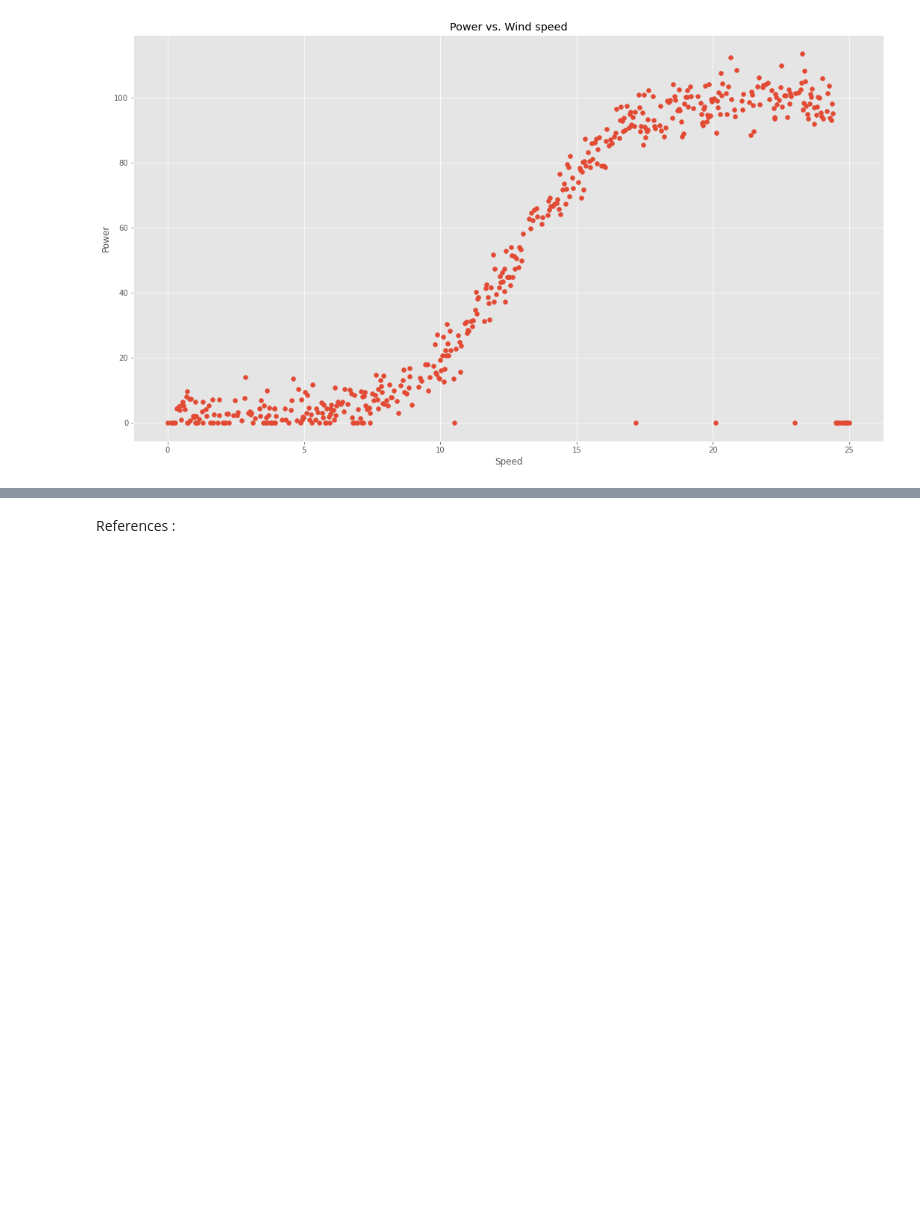
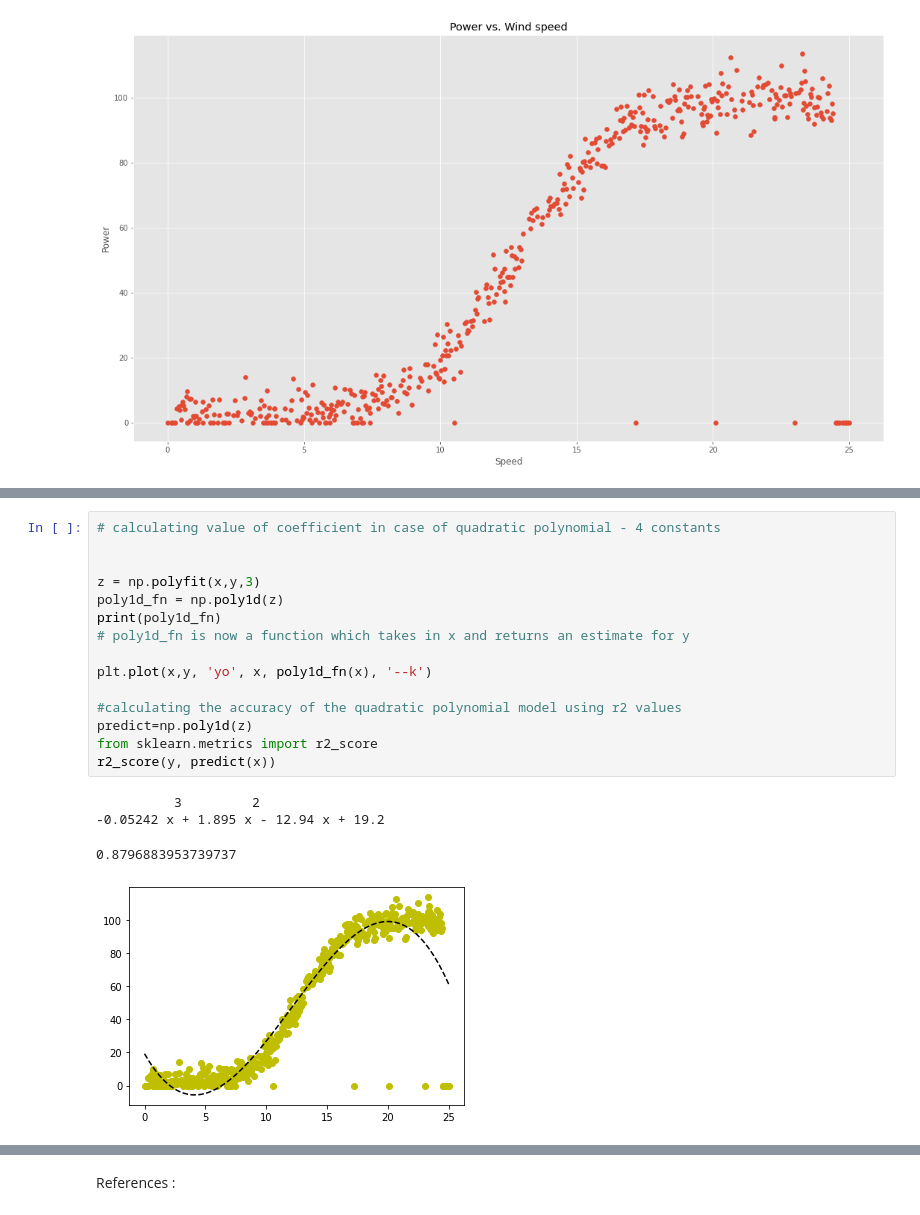
Before and after one commit to MichelleMoran431/Fundamentals-of-Data-Analysis-Project-2020, a Jupyter notebook: Project 2020.ipynb, the cells around one changed output, grey strips where cells are left out. Cells and saved outputs as stored; diff of their text form; blank space fills up the shorter version.

```diff
--- a/Project 2020.ipynb
+++ b/Project 2020.ipynb
@@ -52,0 +128,20 @@ plt.show()
+# %%
+# calculating value of coefficient in case of quadratic polynomial - 4 constants
+
+
+z = np.polyfit(x,y,3)
+poly1d_fn = np.poly1d(z)
+print(poly1d_fn)
+# poly1d_fn is now a function which takes in x and returns an estimate for y
+
+plt.plot(x,y, 'yo', x, poly1d_fn(x), '--k')
+
+#calculating the accuracy of the quadratic polynomial model using r2 values
+predict=np.poly1d(z)
+from sklearn.metrics import r2_score
+r2_score(y, predict(x))
+# %% [output]
+          3         2
+-0.05242 x + 1.895 x - 12.94 x + 19.2
+0.8796883953739737
+[figure, added]
```
Also changed, not shown: parts of 8 cells of this notebook.
